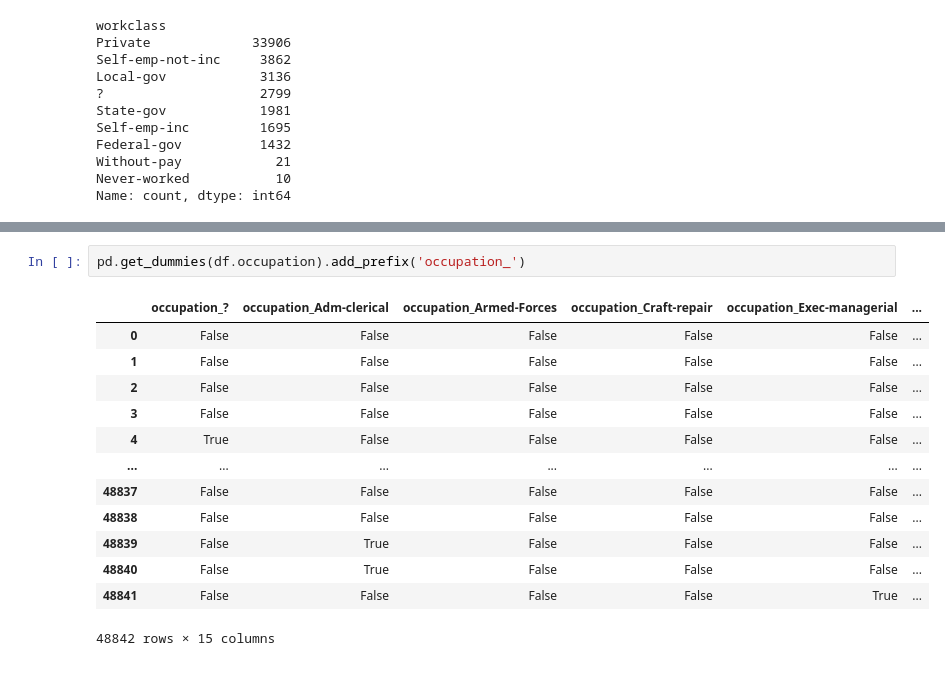
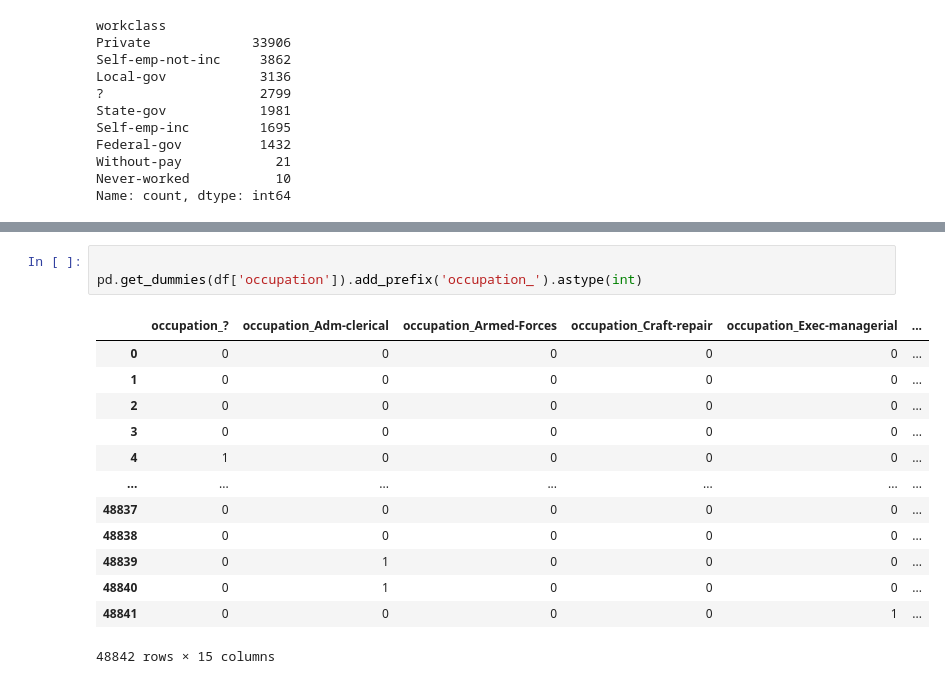
Before and after one commit to Ibrahim-Abbadi/Income-prediction, a Jupyter notebook: income_prediction.ipynb, the cells around one changed output, grey strips where cells are left out. Saved outputs shown, nothing was run; the diff lists cells and outputs as text.

```diff
--- a/income_prediction.ipynb
+++ b/income_prediction.ipynb
@@ -102,18 +102,19 @@ Priv-house-serv       242
 Armed-Forces           15
 Name: count, dtype: int64
 # %%
-pd.get_dummies(df.occupation).add_prefix('occupation_')
+
+pd.get_dummies(df['occupation']).add_prefix('occupation_').astype(int)
 # %% [output]
 |  | occupation_? | occupation_Adm-clerical | occupation_Armed-Forces | occupation_Craft-repair | occupation_Exec-managerial | ... |
-| 0 | False | False | False | False | False | ... |
-| 1 | False | False | False | False | False | ... |
-| 2 | False | False | False | False | False | ... |
-| 3 | False | False | False | False | False | ... |
-| 4 | True | False | False | False | False | ... |
+| 0 | 0 | 0 | 0 | 0 | 0 | ... |
+| 1 | 0 | 0 | 0 | 0 | 0 | ... |
+| 2 | 0 | 0 | 0 | 0 | 0 | ... |
+| 3 | 0 | 0 | 0 | 0 | 0 | ... |
+| 4 | 1 | 0 | 0 | 0 | 0 | ... |
 | ... | ... | ... | ... | ... | ... | ... |
-| 48837 | False | False | False | False | False | ... |
-| 48838 | False | False | False | False | False | ... |
-| 48839 | False | True | False | False | False | ... |
-| 48840 | False | True | False | False | False | ... |
-| 48841 | False | False | False | False | True | ... |
+| 48837 | 0 | 0 | 0 | 0 | 0 | ... |
+| 48838 | 0 | 0 | 0 | 0 | 0 | ... |
+| 48839 | 0 | 1 | 0 | 0 | 0 | ... |
+| 48840 | 0 | 1 | 0 | 0 | 0 | ... |
+| 48841 | 0 | 0 | 0 | 0 | 1 | ... |
 48842 rows × 15 columns
```
Also changed, not shown: parts of 5 cells of this notebook.
